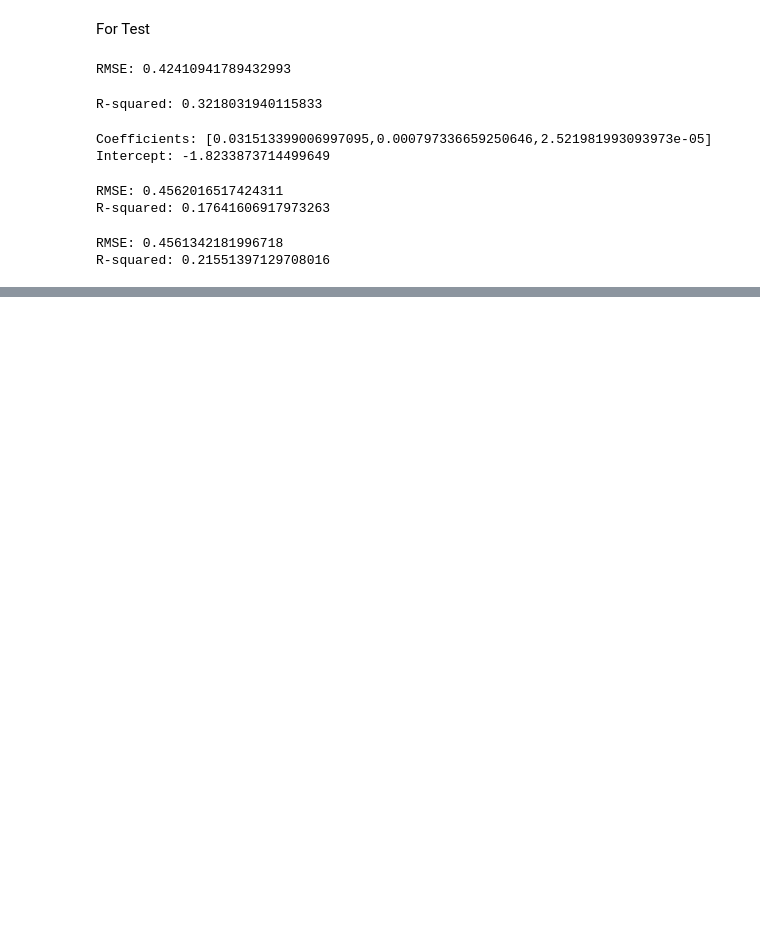
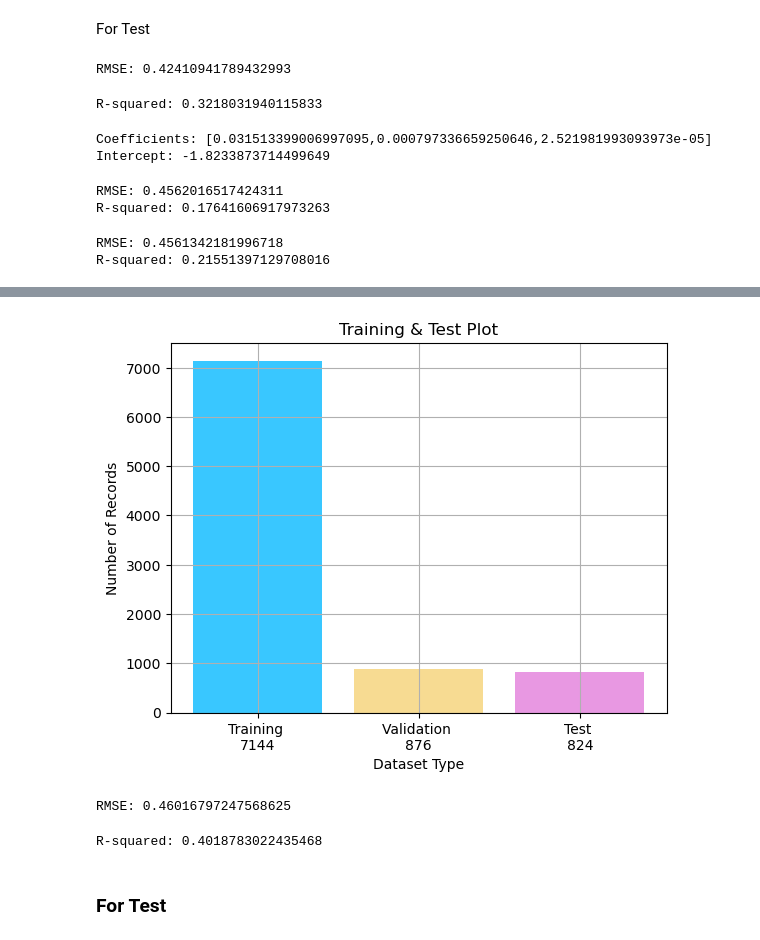
Before and after one commit to camagaKhan/BigDataProcessingClimateChange, a Jupyter notebook: notebooks/ClimateChange.ipynb, the cells around one changed output, grey strips where cells are left out. Saved outputs shown, nothing was run; the diff lists cells and outputs as text; code cells hidden in the pictures; blank space fills up the shorter version.

```diff
--- a/notebooks/ClimateChange.ipynb
+++ b/notebooks/ClimateChange.ipynb
@@ -356,0 +444,3 @@ R-squared: 0.21551397129708016
+# %%
+C02_change_df = C02_change_df.withColumn('Partition', dense_rank().over(Window.partitionBy('COUNTRY_CODE').orderBy('Year')))
+C02_change_df.show()
@@ -356,0 +465,2 @@ R-squared: 0.21551397129708016
+# %%
+train, test = C02_change_df.randomSplit([0.8, 0.2], seed=42)
@@ -356,0 +507,2 @@ R-squared: 0.21551397129708016
+# %%
+val, test = test.randomSplit([.5, .5], seed=42)
@@ -356,0 +549,13 @@ R-squared: 0.21551397129708016
+# %%
+dataset_count = (train.count(), val.count(), test.count())
+# %%
+x_axis = ['Training \n{0}'.format(dataset_count[0]), 'Validation \n{0}'.format(dataset_count[1]), 'Test \n{0}'.format(dataset_count[2])]
+y_axis = list(dataset_count)
+plt.bar(x_axis, y_axis, color=['#39C7FF', '#F7DB92', '#E898E2'])
+plt.title('Training & Test Plot')
+plt.xlabel('Dataset Type')
+plt.ylabel('Number of Records')
+plt.grid()
+plt.show()
+# %% [output]
+[figure, added]
@@ -356,0 +568,23 @@ R-squared: 0.21551397129708016
+# %%
+evaluator = RegressionEvaluator(
+    labelCol = 'OBS_VALUE',
+    predictionCol = 'prediction',
+    metricName='rmse'
+)
+
+rmse = evaluator.evaluate(val_predictions)
+print('RMSE: {0}'.format(rmse))
+# %% [output]
+RMSE: 0.46016797247568625
+# %%
+evaluator = RegressionEvaluator(
+    labelCol = 'OBS_VALUE',
+    predictionCol = 'prediction',
+    metricName='r2'
+)
+r2 = evaluator.evaluate(val_predictions)
+print('R-squared:', r2)
+# %% [output]
+R-squared: 0.4018783022435468
+# %% [markdown]
+### For Test
```
Also changed, not shown: parts of 34 cells of this notebook, 6 other files.
